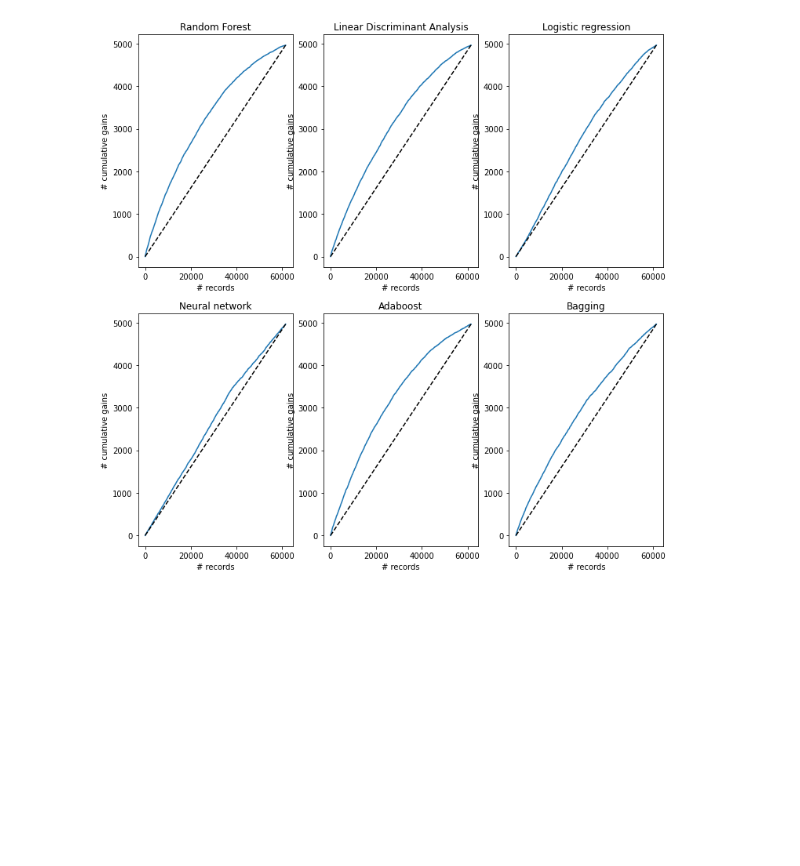
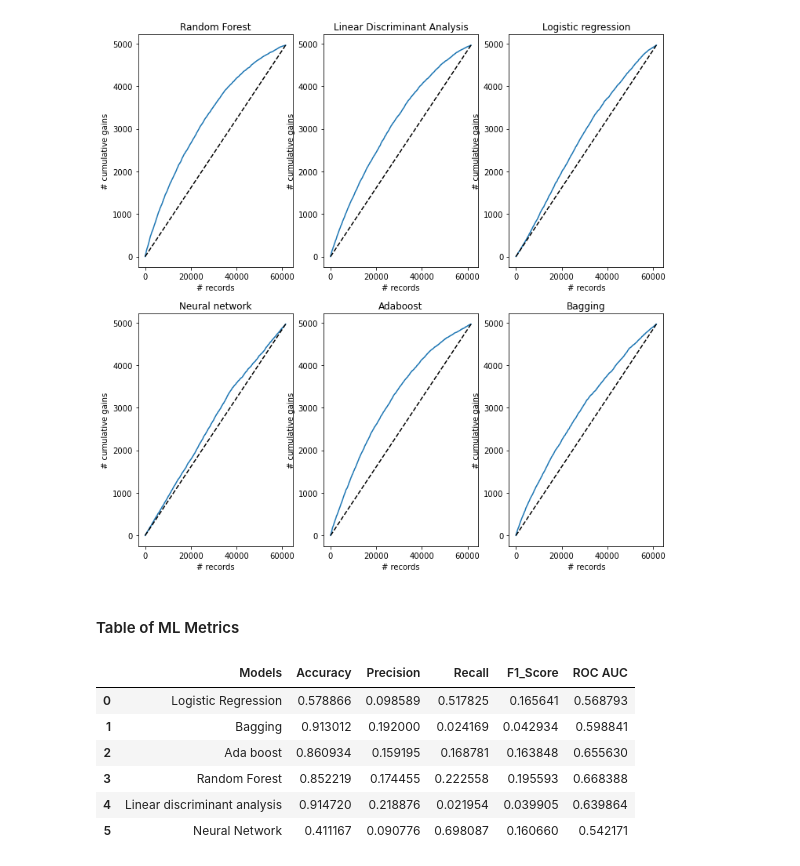
Before and after one commit to nr1988/ADS-505-Group-6, a Jupyter notebook: ADS505ProjectCode.ipynb, the cells around one changed output. Drawn from its saved outputs; the diff is of its cells as text; code cells hidden in the pictures; blank space fills up the shorter version.

```diff
--- a/ADS505ProjectCode.ipynb
+++ b/ADS505ProjectCode.ipynb
@@ -794,3 +795,60 @@ modelGainsChart(bagging, 'Bagging', axes[1,2])
 # %% [output]
 <AxesSubplot:title={'center':'Bagging'}, xlabel='# records', ylabel='# cumulative gains'>
 [figure]
+# %% [markdown]
+#### Table of ML Metrics
+# %%
+table = {'Models':["Logistic Regression",
+                   "Bagging","Ada boost",
+                   "Random Forest","Linear discriminant analysis",
+                   "Neural Network"],
+         'Accuracy':[accuracy_score(test_y, logit_pred),
+                     accuracy_score(test_y, bagging_pred),
+                     accuracy_score(test_y, adaboost_pred),
+                     accuracy_score(test_y, RandomForest_pred),
+                     accuracy_score(test_y, lda_Model_pred),
+                     accuracy_score(test_y, neuralNet_pred)],
+
+         'Precision':[precision_score(test_y, logit_pred),
+                      precision_score(test_y, bagging_pred),
+                      precision_score(test_y, adaboost_pred),
+                      precision_score(test_y, RandomForest_pred),
+                      precision_score(test_y, lda_Model_pred),
+                      precision_score(test_y, neuralNet_pred) ],
+
+         "Recall":[recall_score(test_y, logit_pred),
+                   recall_score(test_y, bagging_pred),
+                   recall_score(test_y, adaboost_pred),
+                   recall_score(test_y, RandomForest_pred),
+                   recall_score(test_y,  lda_Model_pred),
+                   recall_score(test_y,neuralNet_pred)],
+
+         "F1_Score":[f1_score(test_y, logit_pred),
+                     f1_score(test_y, bagging_pred),
+                     f1_score(test_y, adaboost_pred),
+                     f1_score(test_y, RandomForest_pred),
+                     f1_score(test_y,  lda_Model_pred),
+                     f1_score(test_y,neuralNet_pred)],
+
+         "ROC AUC":[roc_auc_score(test_y, lr_probs),
+                    roc_auc_score(test_y, bg_probs),
+                    roc_auc_score(test_y, ab_probs),
+                    roc_auc_score(test_y, rf_probs),
+                    roc_auc_score(test_y,  lda_probs),
+                    roc_auc_score(test_y,  nn_probs)]
+        }
+
+
+
+table_report = pd.DataFrame(table)
+
+# print the data
+table_report
+# %% [output]
+|  | Models | Accuracy | Precision | Recall | F1_Score | ROC AUC |
+| 0 | Logistic Regression | 0.578866 | 0.098589 | 0.517825 | 0.165641 | 0.568793 |
+| 1 | Bagging | 0.913012 | 0.192000 | 0.024169 | 0.042934 | 0.598841 |
+| 2 | Ada boost | 0.860934 | 0.159195 | 0.168781 | 0.163848 | 0.655630 |
+| 3 | Random Forest | 0.852219 | 0.174455 | 0.222558 | 0.195593 | 0.668388 |
+| 4 | Linear discriminant analysis | 0.914720 | 0.218876 | 0.021954 | 0.039905 | 0.639864 |
+| 5 | Neural Network | 0.411167 | 0.090776 | 0.698087 | 0.160660 | 0.542171 |
```
Also changed, not shown: parts of 1 cell of this notebook.
